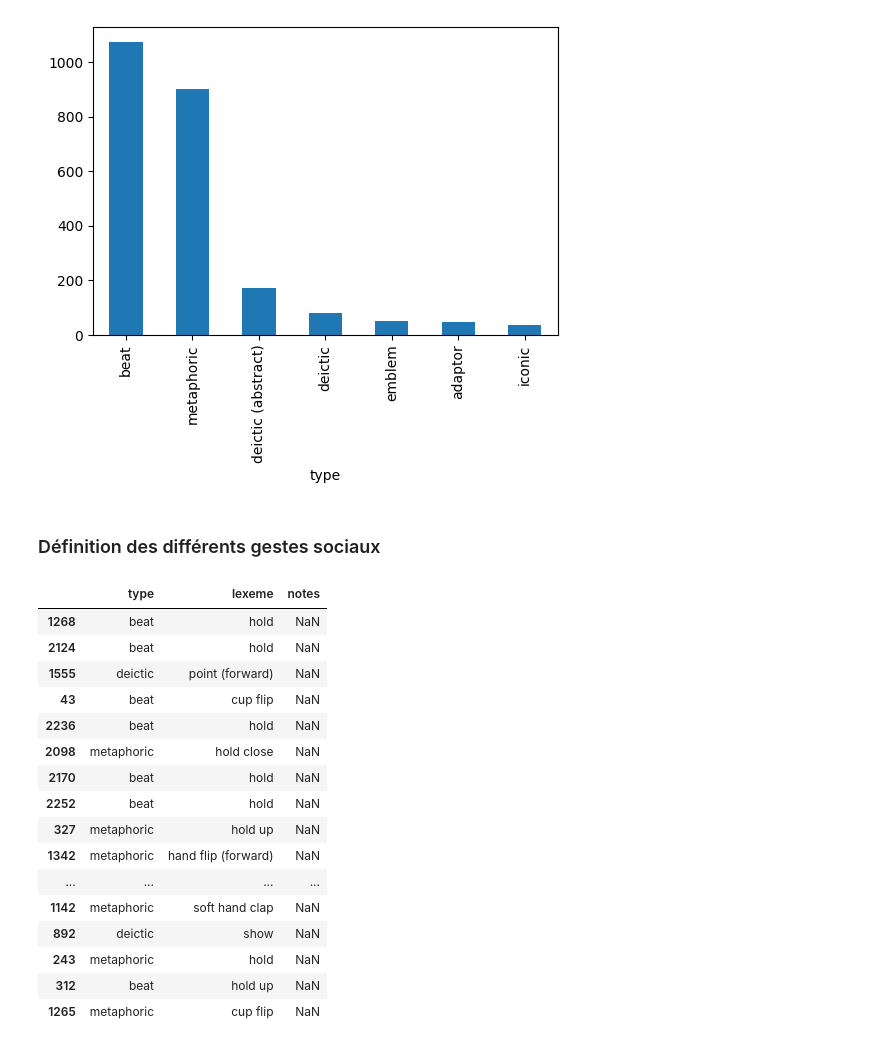
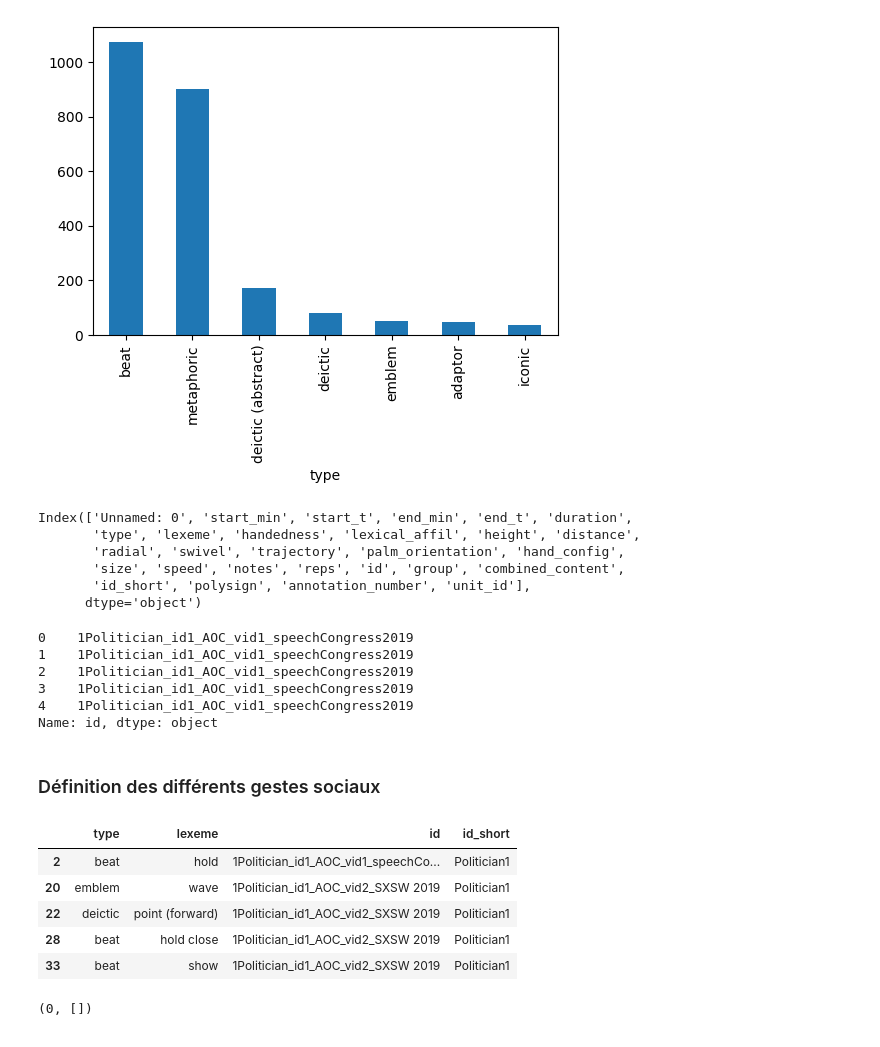
Before and after one commit to vpovse/social_gesture_learning, a Jupyter notebook: social_database.ipynb, the cells around one changed output. Drawn from its saved outputs; the diff is of its cells as text; code cells hidden in the pictures.

```diff
--- a/social_database.ipynb
+++ b/social_database.ipynb
@@ -76,57 +75,61 @@ df['type'].value_counts().plot(kind='bar', figsize=(6,4))
 # %% [output]
 <Axes: xlabel='type'>
 [figure]
+# %%
+print(df.columns)
+df.id.head()
+# %% [output]
+Index(['Unnamed: 0', 'start_min', 'start_t', 'end_min', 'end_t', 'duration',
+       'type', 'lexeme', 'handedness', 'lexical_affil', 'height', 'distance',
+       'radial', 'swivel', 'trajectory', 'palm_orientation', 'hand_config',
+       'size', 'speed', 'notes', 'reps', 'id', 'group', 'combined_content',
+       'id_short', 'polysign', 'annotation_number', 'unit_id'],
+      dtype='object')
+0    1Politician_id1_AOC_vid1_speechCongress2019
+1    1Politician_id1_AOC_vid1_speechCongress2019
+2    1Politician_id1_AOC_vid1_speechCongress2019
+3    1Politician_id1_AOC_vid1_speechCongress2019
+4    1Politician_id1_AOC_vid1_speechCongress2019
+Name: id, dtype: object
 # %% [markdown]
 ### Définition des différents gestes sociaux
 # %%
-import pandas as pd
-
-df = pd.read_csv("GESRes_dataset/GESRes_dataset.csv")
-
 positive_keywords = [
     # Gestes de pointage
     "point", "index", "finger", "deictic",
 
     # Gestes de salutation
     "wave", "waving", "hello", "salut", "greet",
 
     # Gestes de présentation / montrer
     "show", "present", "open hand", "palm", "hand flip",
 
     # Gestes emblématiques utiles
     "stop", "come", "wait", "ok", "thumb",
 
     # Orientation/forme de la main
     "hand", "hold", "flip", "palm",
 ]
 
 
 negative_keywords = [
     "count", "rub", "touch", "ring", "ladder"
 ]
 
+# Filtrage positif
 pos = df[df['lexeme'].astype(str).str.contains("|".join(positive_keywords), case=False, na=False)]
 
-# Maintenant on filtre les gestes non pertinents
+# Filtrage négatif pour virer les gestes inutiles
+negative_keywords = ["count", "rub", "touch", "ring", "ladder"]
 mask_negative = pos['lexeme'].astype(str).str.contains("|".join(negative_keywords), case=False, na=False)
-pos_clean = pos[~mask_negative]
 
-pos_clean[['type', 'lexeme', 'notes']].sample(20)
+df_clean = pos[~mask_negative]
+
+df_clean[['type', 'lexeme', 'id', 'id_short']].head()
 # %% [output]
-|  | type | lexeme | notes |
-| 1268 | beat | hold | NaN |
-| 2124 | beat | hold | NaN |
-| 1555 | deictic | point (forward) | NaN |
-| 43 | beat | cup flip | NaN |
-| 2236 | beat | hold | NaN |
-| 2098 | metaphoric | hold close | NaN |
-| 2170 | beat | hold | NaN |
-| 2252 | beat | hold | NaN |
-| 327 | metaphoric | hold up | NaN |
-| 1342 | metaphoric | hand flip (forward) | NaN |
-| ... | ... | ... | ... |
-| 1142 | metaphoric | soft hand clap | NaN |
-| 892 | deictic | show | NaN |
-| 243 | metaphoric | hold | NaN |
-| 312 | beat | hold up | NaN |
-| 1265 | metaphoric | cup flip | NaN |
+|  | type | lexeme | id | id_short |
+| 2 | beat | hold | 1Politician_id1_AOC_vid1_speechCo... | Politician1 |
+| 20 | emblem | wave | 1Politician_id1_AOC_vid2_SXSW 2019 | Politician1 |
+| 22 | deictic | point (forward) | 1Politician_id1_AOC_vid2_SXSW 2019 | Politician1 |
+| 28 | beat | hold close | 1Politician_id1_AOC_vid2_SXSW 2019 | Politician1 |
+| 33 | beat | show | 1Politician_id1_AOC_vid2_SXSW 2019 | Politician1 |
@@ -132,0 +152,19 @@ pos_clean[['type', 'lexeme', 'notes']].sample(20)
+# %%
+import shutil
+
+SOURCE = "GESRes_dataset/01Gesture_videos"
+DEST = "robot_gestures"
+
+os.makedirs(DEST, exist_ok=True)
+copied = []
+
+for v in df_clean['video_name']:
+    src = os.path.join(SOURCE, v)
+    dst = os.path.join(DEST, v)
+    if os.path.exists(src):
+        shutil.copy(src, dst)
+        copied.append(v)
+
+len(copied), copied[:10]
+# %% [output]
+(0, [])
```
Also changed, not shown: parts of 3 cells of this notebook, 2 other files.
